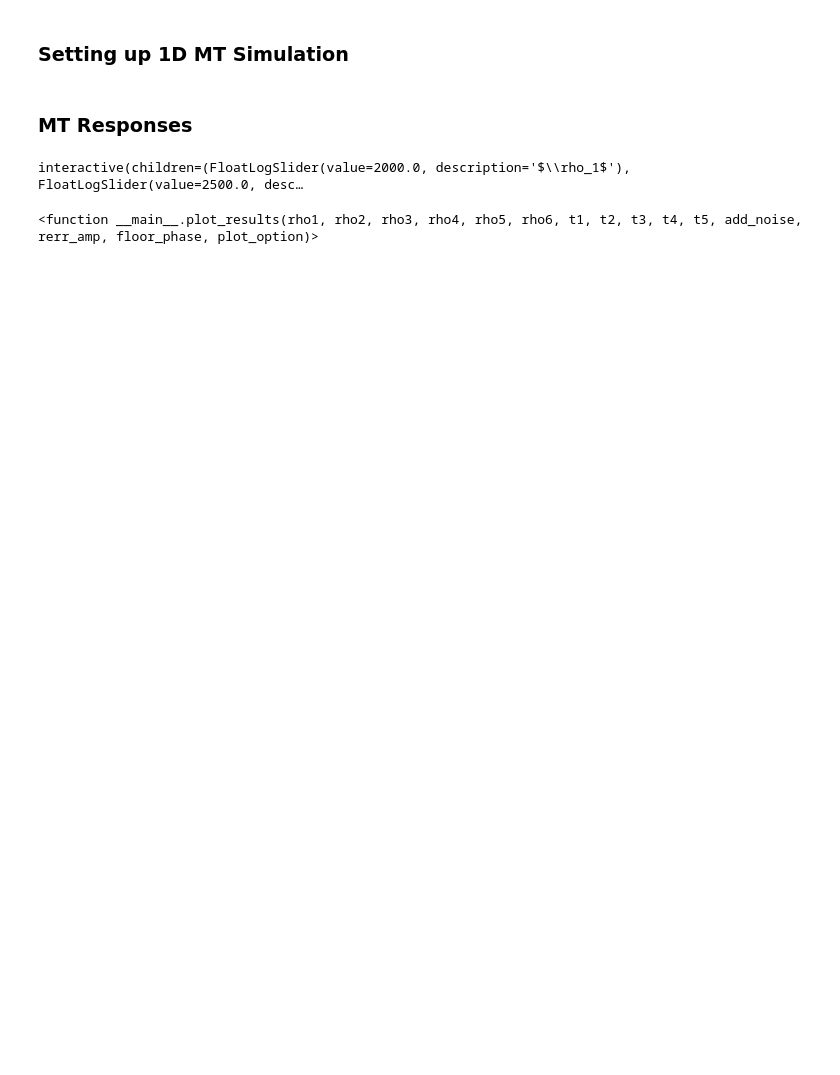
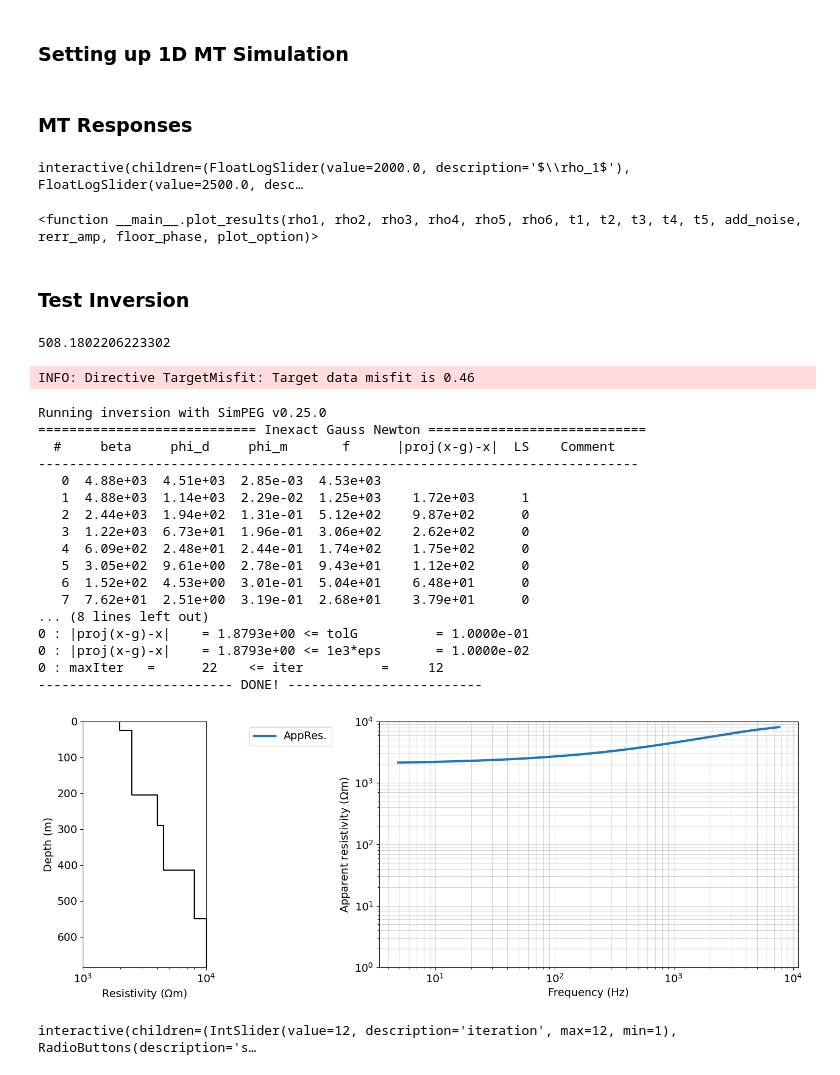
Before and after one commit to e-hdz130504/EOSC454-Inversion-Project-2026, a Jupyter notebook: FDEM_example.ipynb, the cells around one changed output. Cells and saved outputs as stored; diff of their text form; code cells hidden in the pictures; blank space fills up the shorter version.

Commit message:
Corrected Forward + Test Inversion (Technically "Working")

```diff
--- a/FDEM_example.ipynb
+++ b/FDEM_example.ipynb
@@ -154,8 +156,8 @@ model_mapping = maps.IdentityMap(nP=len(sigma))
 rx_loc = rx_locs
 
 receivers_list = [
-    nsem.receivers.Impedance(rx_loc, orientation="xy", component="apparent_resistivity"),
-    nsem.receivers.Impedance(rx_loc, orientation="xy", component="phase"),
+    nsem.receivers.Impedance(rx_loc[0], orientation="xy", component="apparent_resistivity"),
+    nsem.receivers.Impedance(rx_loc[0], orientation="xy", component="phase"),
 ]
 
 source_list = []
@@ -249,3 +251,5 @@ Q
 # %% [output]
 interactive(children=(FloatLogSlider(value=2000.0, description='$\\rho_1$'), FloatLogSlider(value=2500.0, desc…
 <function __main__.plot_results(rho1, rho2, rho3, rho4, rho5, rho6, t1, t2, t3, t4, t5, add_noise, rerr_amp, floor_phase, plot_option)>
+# %% [markdown]
+### Test Inversion
@@ -251,0 +278,9 @@ interactive(children=(FloatLogSlider(value=2000.0, description='$\\rho_1$'), Flo
+# %%
+dz = 10
+n_layer = 15
+z_factor = 1.18
+
+layer_thicknesses_inv = dz * z_factor**np.arange(n_layer-1)
+print(np.sum(layer_thicknesses_inv))
+# %% [output]
+508.1802206223302
@@ -251,0 +405,43 @@ interactive(children=(FloatLogSlider(value=2000.0, description='$\\rho_1$'), Flo
+# %%
+relative_error_rho = 0.05
+floor_phase = 2.
+rho_app = dpred.reshape((len(frequencies), 2))[:,0]
+phase = dpred.reshape((len(frequencies), 2))[:,1]
+standard_deviation = np.c_[abs(rho_app)*relative_error_rho, np.ones(len(phase))*floor_phase].flatten()
+
+output_dict ={}
+recovered_model, output_dict = run_smooth_inversion(
+    dpred,
+    standard_deviation,
+    rho_0 = 1000,
+    rho_ref= 500,
+    maxIter=22,
+    maxIterCG=30,
+    maxIterLS=50,
+    alpha_s=1e-5,
+    alpha_z=50,
+    beta0_ratio=1e2,
+    coolingFactor=2,
+    coolingRate=1,
+    chi_factor=1e-2
+)
+# %% [output]
+INFO: Directive TargetMisfit: Target data misfit is 0.46
+Running inversion with SimPEG v0.25.0
+============================ Inexact Gauss Newton ============================
+  #     beta     phi_d     phi_m       f      |proj(x-g)-x|  LS    Comment
+-----------------------------------------------------------------------------
+   0  4.88e+03  4.51e+03  2.85e-03  4.53e+03
+   1  4.88e+03  1.14e+03  2.29e-02  1.25e+03    1.72e+03      1
+   2  2.44e+03  1.94e+02  1.31e-01  5.12e+02    9.87e+02      0
+   3  1.22e+03  6.73e+01  1.96e-01  3.06e+02    2.62e+02      0
+   4  6.09e+02  2.48e+01  2.44e-01  1.74e+02    1.75e+02      0
+   5  3.05e+02  9.61e+00  2.78e-01  9.43e+01    1.12e+02      0
+   6  1.52e+02  4.53e+00  3.01e-01  5.04e+01    6.48e+01      0
+   7  7.62e+01  2.51e+00  3.19e-01  2.68e+01    3.79e+01      0
+... (8 lines left out)
+0 : |proj(x-g)-x|    = 1.8793e+00 <= tolG          = 1.0000e-01
+0 : |proj(x-g)-x|    = 1.8793e+00 <= 1e3*eps       = 1.0000e-02
+0 : maxIter   =      22    <= iter          =     12
+------------------------- DONE! -------------------------
+[figure, added]
@@ -251,0 +475,9 @@ interactive(children=(FloatLogSlider(value=2000.0, description='$\\rho_1$'), Flo
+# %%
+from ipywidgets import interact, widgets
+Q_iter = interact(
+    tikhonov_curve,
+    iteration=widgets.IntSlider(min=1, max=int(n_iteration), value=n_iteration),
+    scale=widgets.RadioButtons(options=['linear', 'log'])
+)
+# %% [output]
+interactive(children=(IntSlider(value=12, description='iteration', max=12, min=1), RadioButtons(description='s…
```
Also changed, not shown: parts of 8 cells of this notebook, 2 other files.
